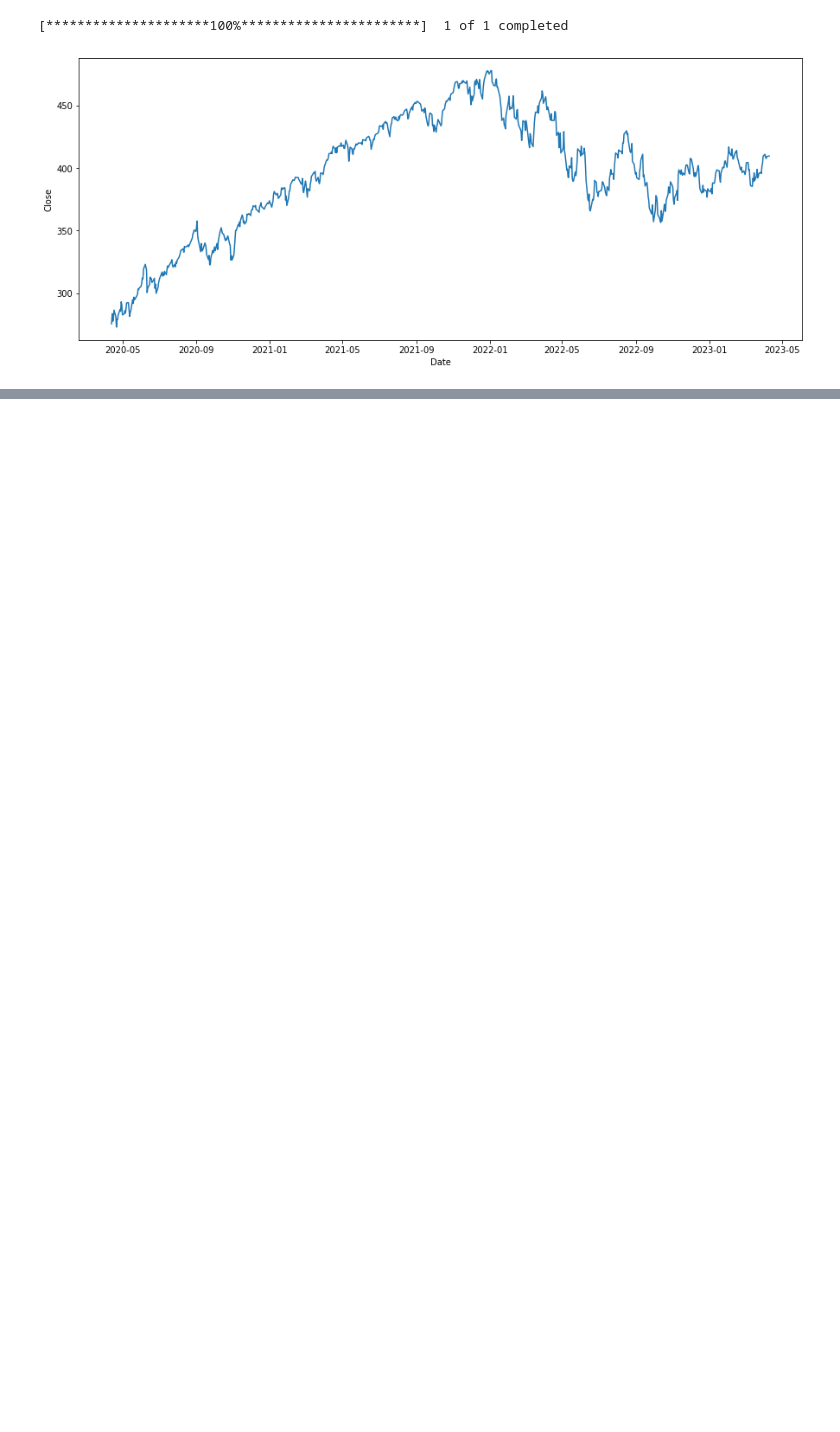
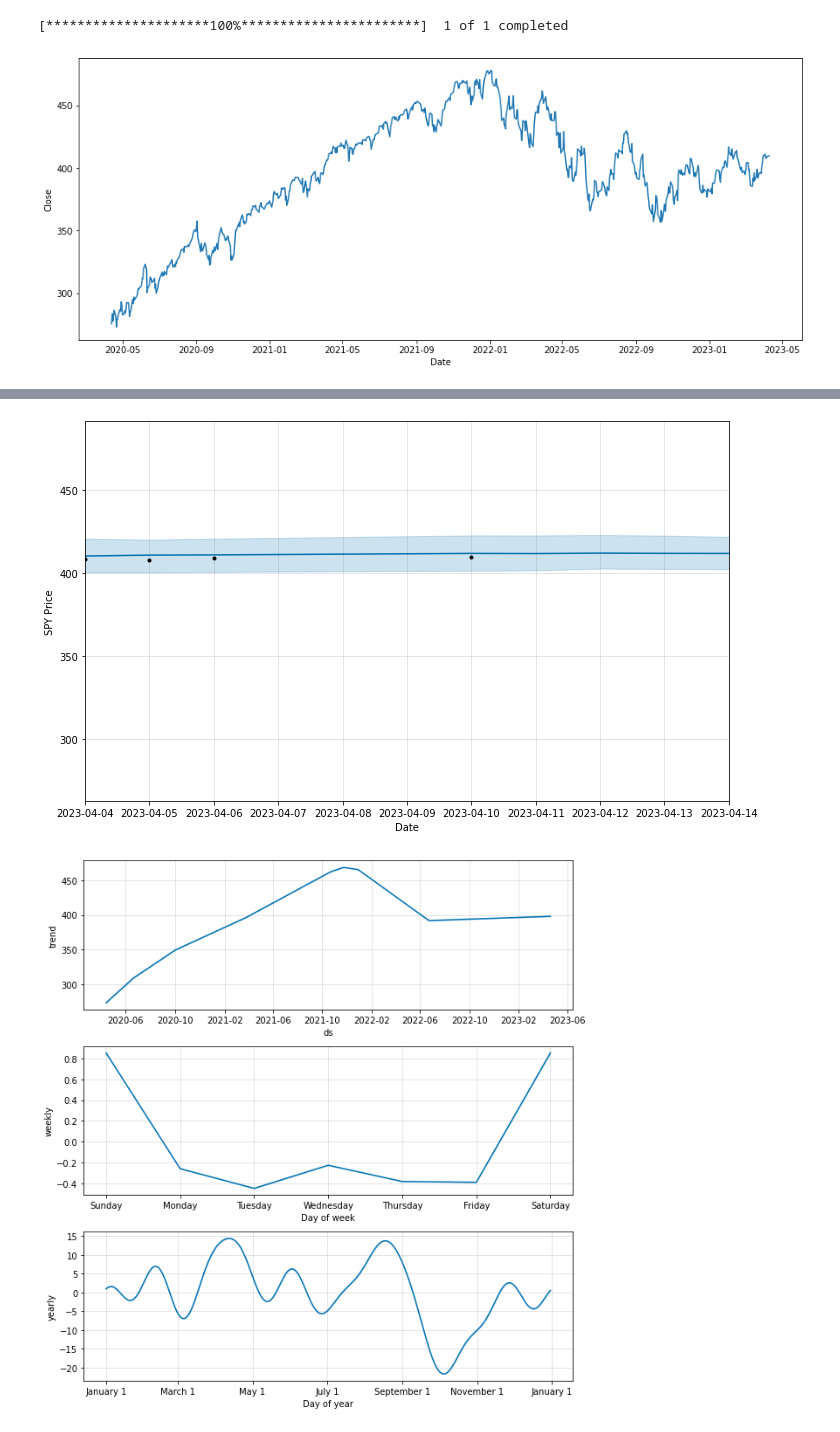
Before and after one commit to woonsupkim/Sentiment_SNP, a Jupyter notebook: SPY_Track.ipynb, the cells around one changed output, grey strips where cells are left out. Cells and saved outputs as stored; diff of their text form; code cells hidden in the pictures; blank space fills up the shorter version.

```diff
--- a/SPY_Track.ipynb
+++ b/SPY_Track.ipynb
@@ -98,3 +98,14 @@ model.plot_components(forecast)
+# %%
+# Plot the forecasted data
+model.plot(forecast, xlabel='Date', ylabel='SPY Price')
+plt.xlim(datetime.date.today() - datetime.timedelta(days=7), datetime.date.today() + datetime.timedelta(days=3))
+
+# Plot the forecasted trend and seasonality components
+fig = model.plot_components(forecast)
+plt.show()
+# %% [output]
+[figure, added]
+[figure, added]
 # %%
 # Load SPY price data
 spy_data = df
```
Also changed, not shown: parts of 5 cells of this notebook.
